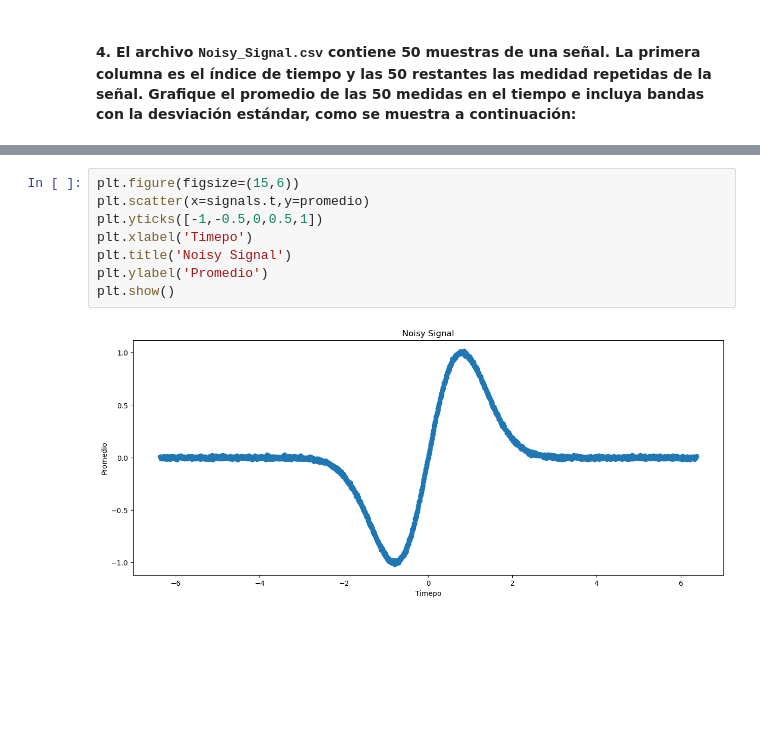
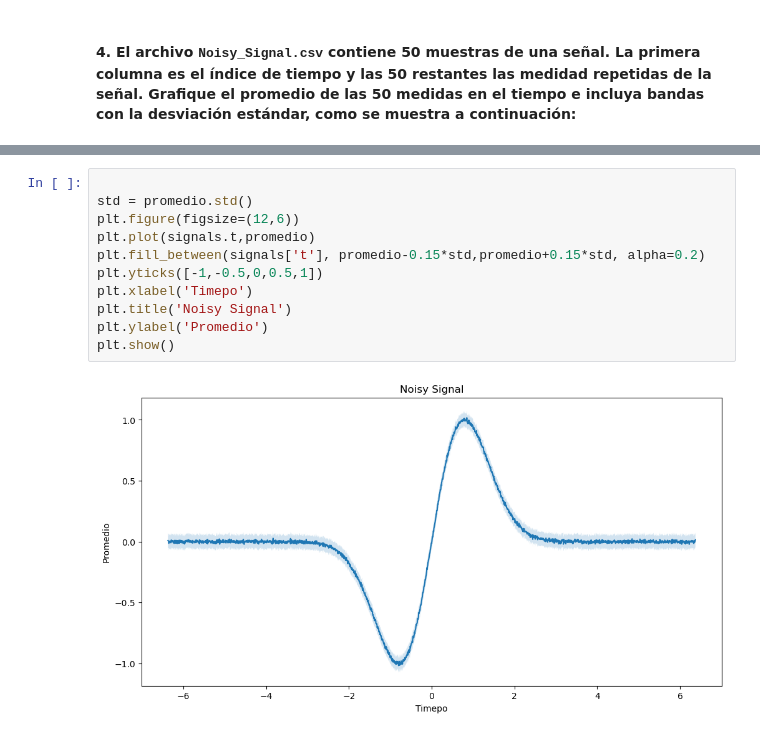
Before and after one commit to jduque56/programacion-EIA, a Jupyter notebook: EntregaMC13/MiniChallenge#13.ipynb, the cells around one changed output, grey strips where cells are left out. Saved outputs shown, nothing was run; the diff lists cells and outputs as text; blank space fills up the shorter version.

```diff
--- a/EntregaMC13/MiniChallenge#13.ipynb
+++ b/EntregaMC13/MiniChallenge#13.ipynb
@@ -97,10 +102,13 @@ plt.yticks([-1,-0.5,0,0.5,1])
 # %%
-plt.figure(figsize=(15,6))
-plt.scatter(x=signals.t,y=promedio)
+
+std = promedio.std()
+plt.figure(figsize=(12,6))
+plt.plot(signals.t,promedio)
+plt.fill_between(signals['t'], promedio-0.15*std,promedio+0.15*std, alpha=0.2)
 plt.yticks([-1,-0.5,0,0.5,1])
 plt.xlabel('Timepo')
 plt.title('Noisy Signal')
 plt.ylabel('Promedio')
 plt.show()
 # %% [output]
-[figure, old version]
+[figure, new version]
```
Also changed, not shown: parts of 2 cells of this notebook.
